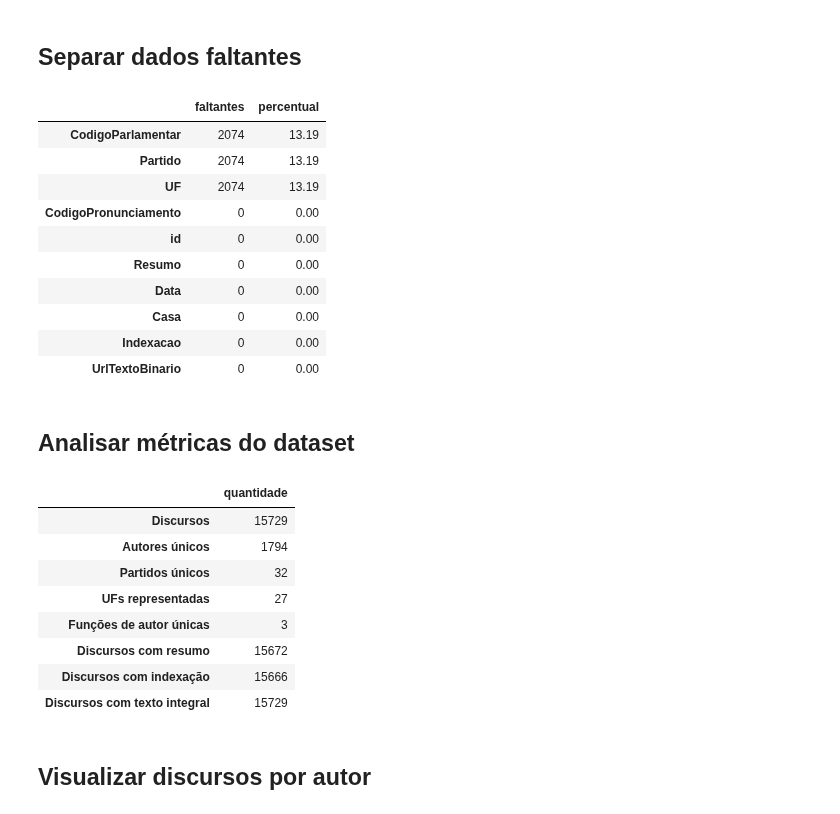
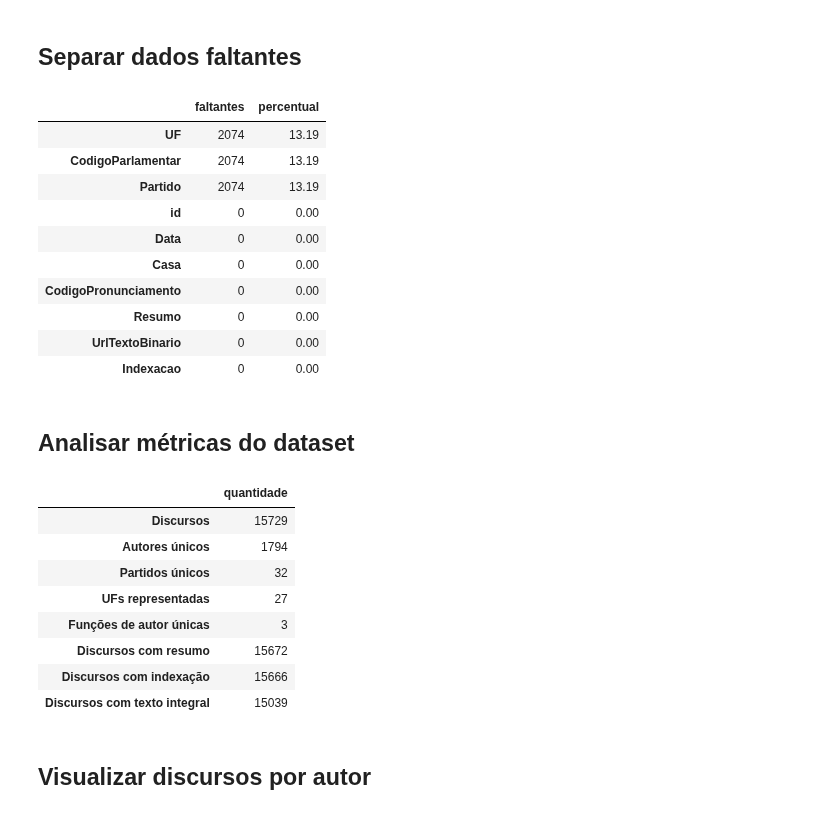
Before and after one commit to fabriciosantana/mcdia, a Jupyter notebook: 01-icd/assignments/analise_discursos_senado.ipynb, the cells around one changed output. Drawn from its saved outputs; the diff is of its cells as text; code cells hidden in the pictures.

```diff
--- a/01-icd/assignments/analise_discursos_senado.ipynb
+++ b/01-icd/assignments/analise_discursos_senado.ipynb
@@ -45,7 +45,7 @@ DatasetInfo(description='', citation='', homepage='', license='', features={'id'
 ## Analisar estrutura
 # %%
 dataset = load_dataset(DATASET_HF_REPO, data_files=DATA_FILE_HF)
-df = dataset["train"].to_pandas()
+df = dataset[SPLIT].to_pandas()
 
 print(f'Linhas: {df.shape[0]} | Colunas: {df.shape[1]}')
 df.head(3)
@@ -237,40 +218,40 @@ missing = (
 missing.head(10)
 # %% [output]
 |  | faltantes | percentual |
+| UF | 2074 | 13.19 |
 | CodigoParlamentar | 2074 | 13.19 |
 | Partido | 2074 | 13.19 |
-| UF | 2074 | 13.19 |
-| CodigoPronunciamento | 0 | 0.00 |
 | id | 0 | 0.00 |
-| Resumo | 0 | 0.00 |
 | Data | 0 | 0.00 |
 | Casa | 0 | 0.00 |
+| CodigoPronunciamento | 0 | 0.00 |
+| Resumo | 0 | 0.00 |
+| UrlTextoBinario | 0 | 0.00 |
 | Indexacao | 0 | 0.00 |
-| UrlTextoBinario | 0 | 0.00 |
 # %% [markdown]
 ## Analisar métricas do dataset
 # %%
 metrics = pd.Series({
     'Discursos': len(df),
     'Autores únicos': df['NomeAutor'].nunique(),
     'Partidos únicos': df['Partido'].nunique(),
     'UFs representadas': df['UF'].replace('', np.nan).nunique(dropna=True),
     'Funções de autor únicas': df['FuncaoAutor'].replace('', np.nan).nunique(dropna=True),
     'Discursos com resumo': int((df['Resumo'].str.len() > 0).sum()),
     'Discursos com indexação': int((df['Indexacao'].str.len() > 0).sum()),
-    'Discursos com texto integral': int((df['texto_base'].str.len() > 0).sum())
+    'Discursos com texto integral': int((df['TextoDiscursoIntegral'].str.len() > 0).sum())
 }).to_frame('quantidade')
 metrics
 # %% [output]
 |  | quantidade |
 | Discursos | 15729 |
 | Autores únicos | 1794 |
 | Partidos únicos | 32 |
 | UFs representadas | 27 |
 | Funções de autor únicas | 3 |
 | Discursos com resumo | 15672 |
 | Discursos com indexação | 15666 |
-| Discursos com texto integral | 15729 |
+| Discursos com texto integral | 15039 |
 # %% [markdown]
 ## Visualizar discursos por autor
 # %%
```
Also changed, not shown: parts of 7 cells of this notebook, 1 other file.
